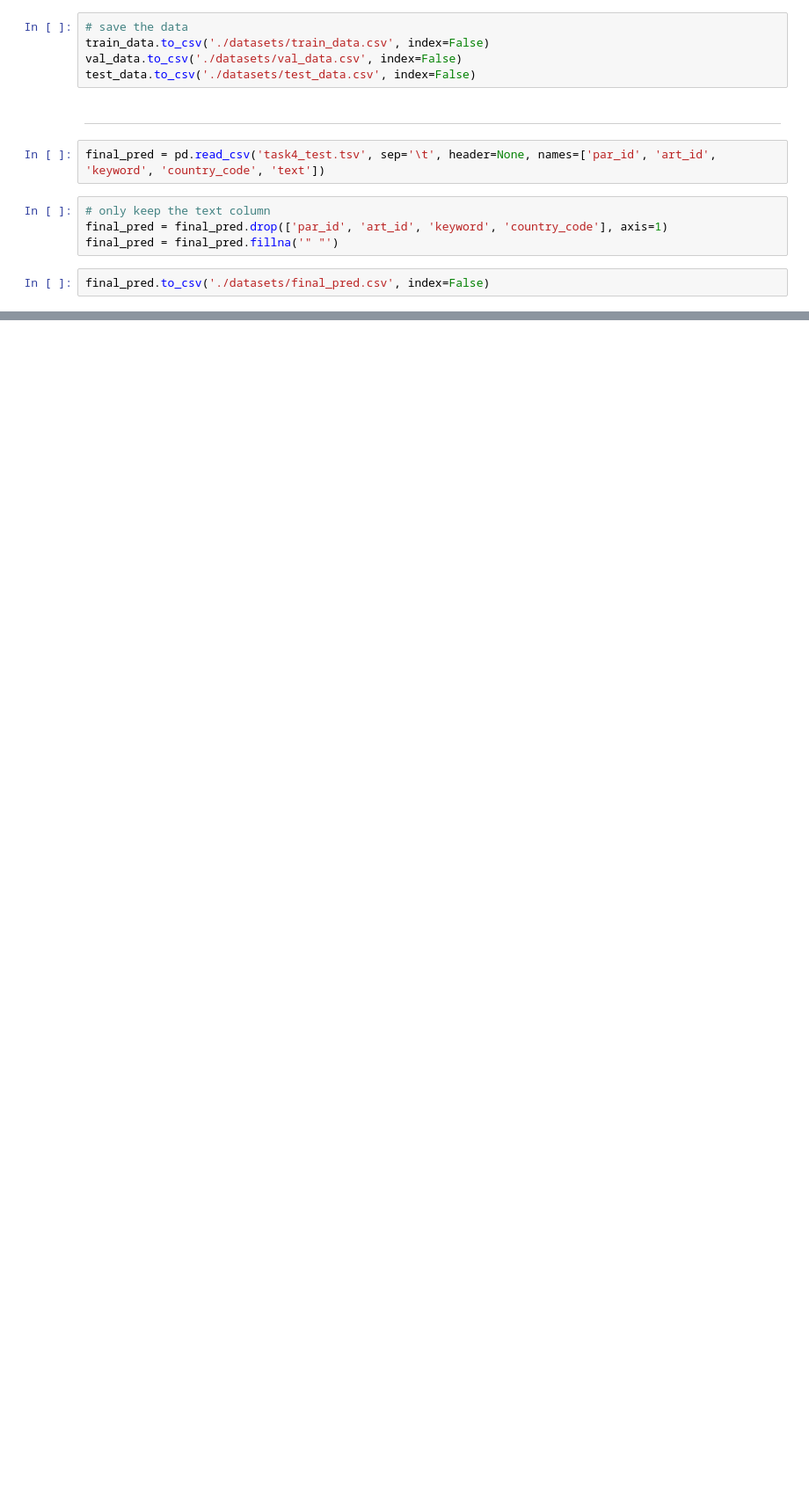
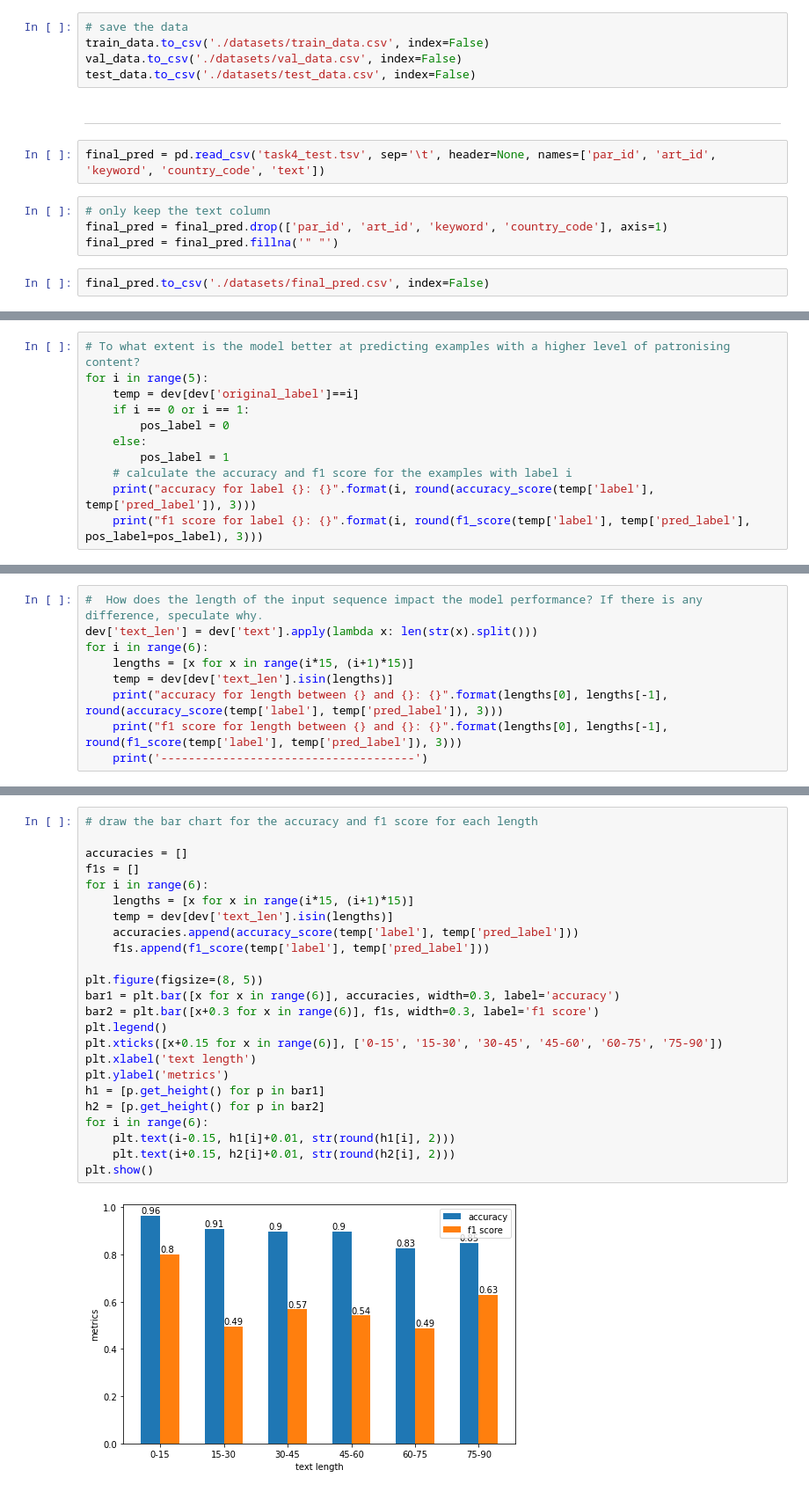
Before and after one commit to Falanke21/Don-t-Patronize-Me-HuggingFace-Implementation, a Jupyter notebook: data_analysis.ipynb, the cells around one changed output, grey strips where cells are left out. Shown at 88% size. Saved outputs shown, nothing was run; the diff lists cells and outputs as text; blank space fills up the shorter version.

Commit message:
Add analysis of model performance.

```diff
--- a/data_analysis.ipynb
+++ b/data_analysis.ipynb
@@ -190,0 +215,11 @@ final_pred.to_csv('./datasets/final_pred.csv', index=False)
+# %%
+# To what extent is the model better at predicting examples with a higher level of patronising content?
+for i in range(5):
+    temp = dev[dev['original_label']==i]
+    if i == 0 or i == 1:
+        pos_label = 0
+    else:
+        pos_label = 1
+    # calculate the accuracy and f1 score for the examples with label i
+    print("accuracy for label {}: {}".format(i, round(accuracy_score(temp['label'], temp['pred_label']), 3)))
+    print("f1 score for label {}: {}".format(i, round(f1_score(temp['label'], temp['pred_label'], pos_label=pos_label), 3)))
@@ -190,0 +237,9 @@ final_pred.to_csv('./datasets/final_pred.csv', index=False)
+# %%
+#  How does the length of the input sequence impact the model performance? If there is any difference, speculate why.
+dev['text_len'] = dev['text'].apply(lambda x: len(str(x).split()))
+for i in range(6):
+    lengths = [x for x in range(i*15, (i+1)*15)]
+    temp = dev[dev['text_len'].isin(lengths)]
+    print("accuracy for length between {} and {}: {}".format(lengths[0], lengths[-1], round(accuracy_score(temp['label'], temp['pred_label']), 3)))
+    print("f1 score for length between {} and {}: {}".format(lengths[0], lengths[-1], round(f1_score(temp['label'], temp['pred_label']), 3)))
+    print('-------------------------------------')
@@ -190,0 +265,26 @@ final_pred.to_csv('./datasets/final_pred.csv', index=False)
+# %%
+# draw the bar chart for the accuracy and f1 score for each length
+
+accuracies = []
+f1s = []
+for i in range(6):
+    lengths = [x for x in range(i*15, (i+1)*15)]
+    temp = dev[dev['text_len'].isin(lengths)]
+    accuracies.append(accuracy_score(temp['label'], temp['pred_label']))
+    f1s.append(f1_score(temp['label'], temp['pred_label']))
+
+plt.figure(figsize=(8, 5))
+bar1 = plt.bar([x for x in range(6)], accuracies, width=0.3, label='accuracy')
+bar2 = plt.bar([x+0.3 for x in range(6)], f1s, width=0.3, label='f1 score')
+plt.legend()
+plt.xticks([x+0.15 for x in range(6)], ['0-15', '15-30', '30-45', '45-60', '60-75', '75-90'])
+plt.xlabel('text length')
+plt.ylabel('metrics')
+h1 = [p.get_height() for p in bar1]
+h2 = [p.get_height() for p in bar2]
+for i in range(6):
+    plt.text(i-0.15, h1[i]+0.01, str(round(h1[i], 2)))
+    plt.text(i+0.15, h2[i]+0.01, str(round(h2[i], 2)))
+plt.show()
+# %% [output]
+[figure, added]
```
Also changed, not shown: parts of 14 cells of this notebook.
